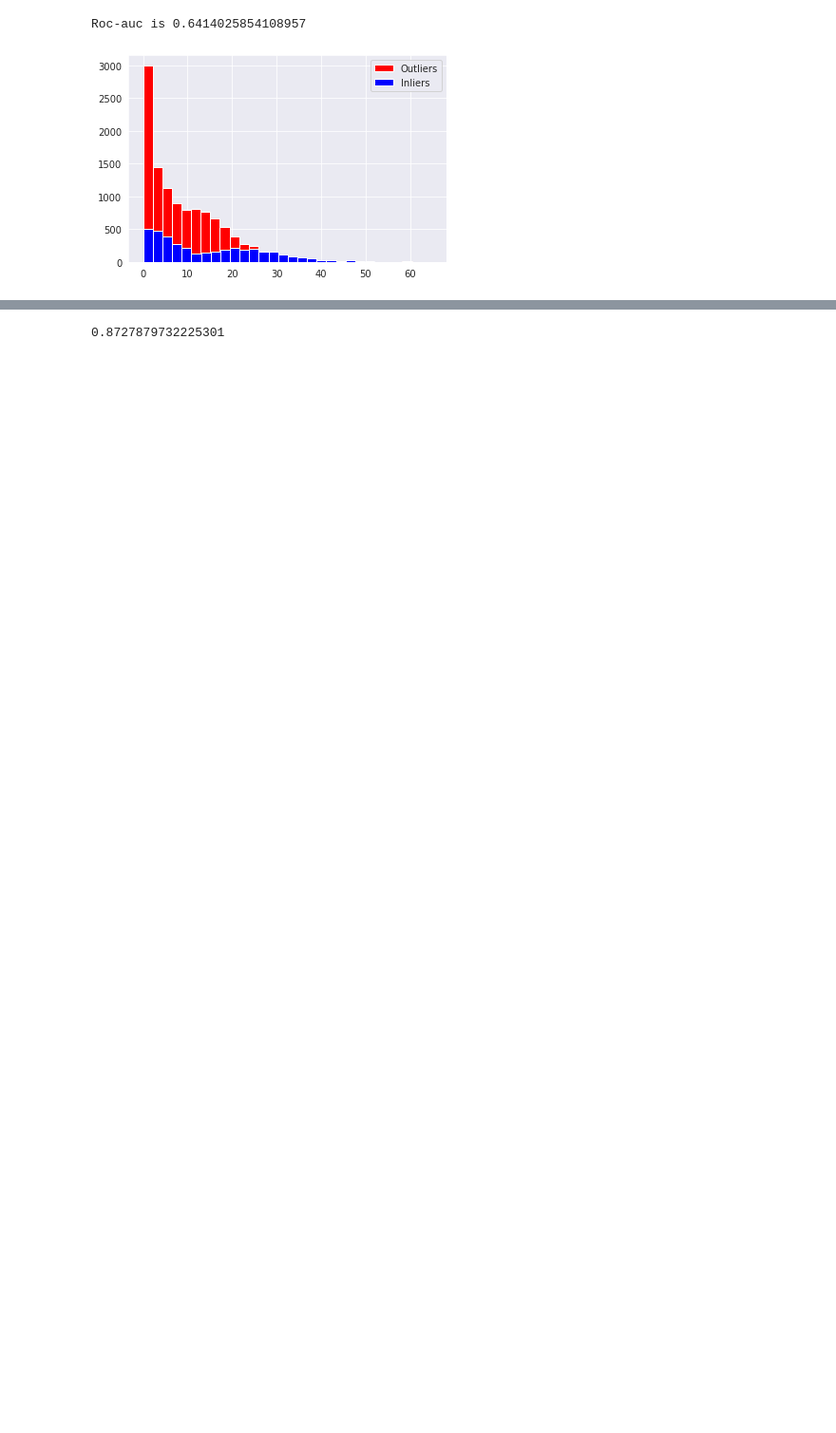
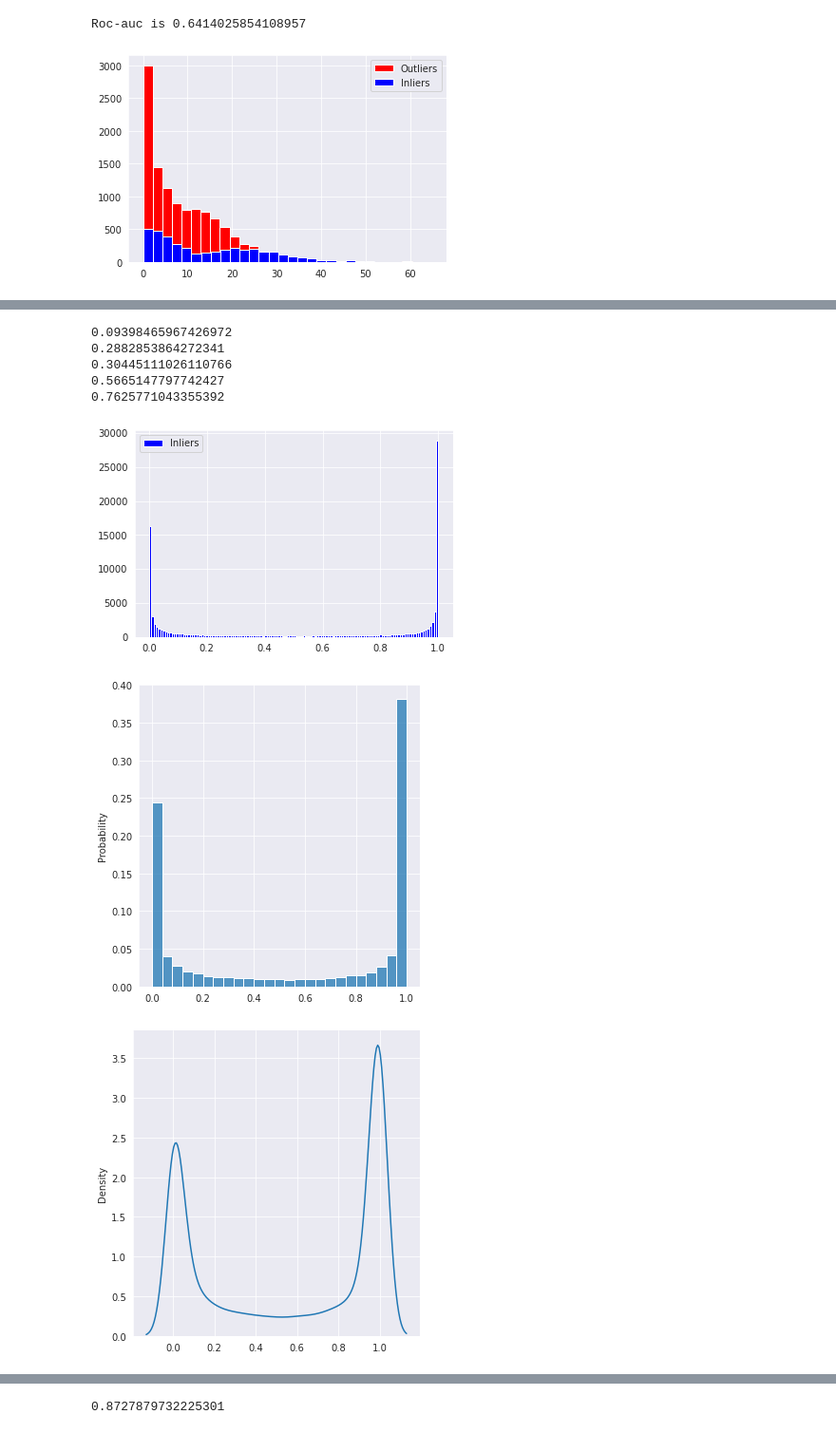
Before and after one commit to dragosconst/Anomaly-Detection, a Jupyter notebook: Anomaly_Detection.ipynb, the cells around one changed output, grey strips where cells are left out. Shown at 95% size. Saved outputs shown, nothing was run; the diff lists cells and outputs as text; code cells hidden in the pictures; blank space fills up the shorter version.

```diff
--- a/Anomaly_Detection.ipynb
+++ b/Anomaly_Detection.ipynb
@@ -622,0 +776,8 @@ with open("/content/drive/MyDrive/labels_sports_pretrained_full.pickle", "rb+")
+# %%
+import pickle
+
+with open("/content/drive/MyDrive/scores_world_pretrained_full.pickle", "rb+") as f:
+  world_scores = pickle.load(f)
+with open("/content/drive/MyDrive/labels_world_pretrained_full.pickle", "rb+") as f:
+  labels = pickle.load(f)
+print(len(world_scores))
@@ -738,0 +935,27 @@ Roc-auc is 0.8247806094182826
+# %%
+labels = np.array(labels_nice)
+norm_scores = np.array(copy.deepcopy(sports_scores))
+norm_scores = norm_scores[np.where(labels == 1)[0]]
+norm_scores = np.concatenate(norm_scores)
+plt.hist(norm_scores, bins=128, color="blue")
+plt.legend(['Inliers'])
+print(len(norm_scores[np.where((norm_scores<=1/1000))])/len(norm_scores))
+print(len(norm_scores[np.where((norm_scores >= 1/1000) & (norm_scores<=30/100))])/len(norm_scores))
+print(len(norm_scores[np.where((norm_scores >= 99/100))])/len(norm_scores))
+print(np.mean(norm_scores))
+print(np.std(norm_scores)/np.mean(norm_scores))
+sn.displot(norm_scores, stat="probability")
+sn.displot(norm_scores, kind="kde")
+sn.displot(1-norm_scores, kind="ecdf")
+
+# plt.plot([-14, 0], [-14, 3500], marker = 'o', color="black")
+plt.show()
+# %% [output]
+0.09398465967426972
+0.2882853864272341
+0.30445111026110766
+0.5665147797742427
+0.7625771043355392
+[figure, added]
+[figure, added]
+[figure, added]
```
Also changed, not shown: parts of 50 cells of this notebook.
